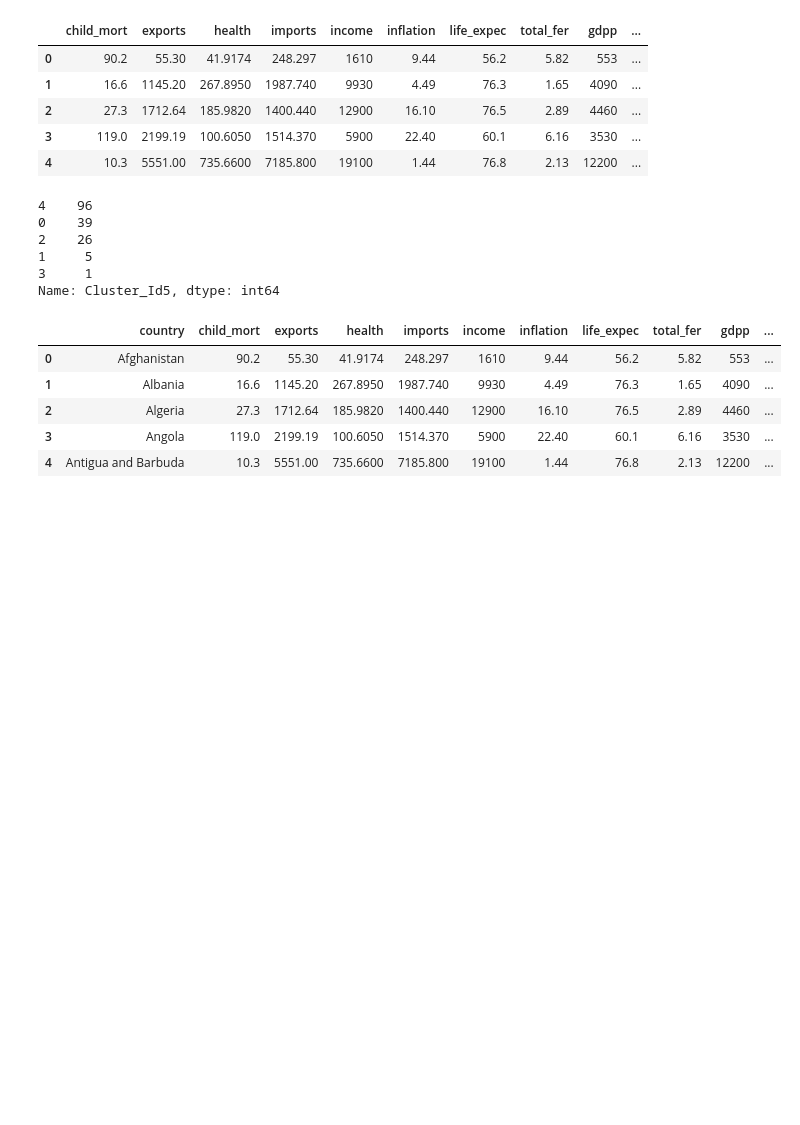
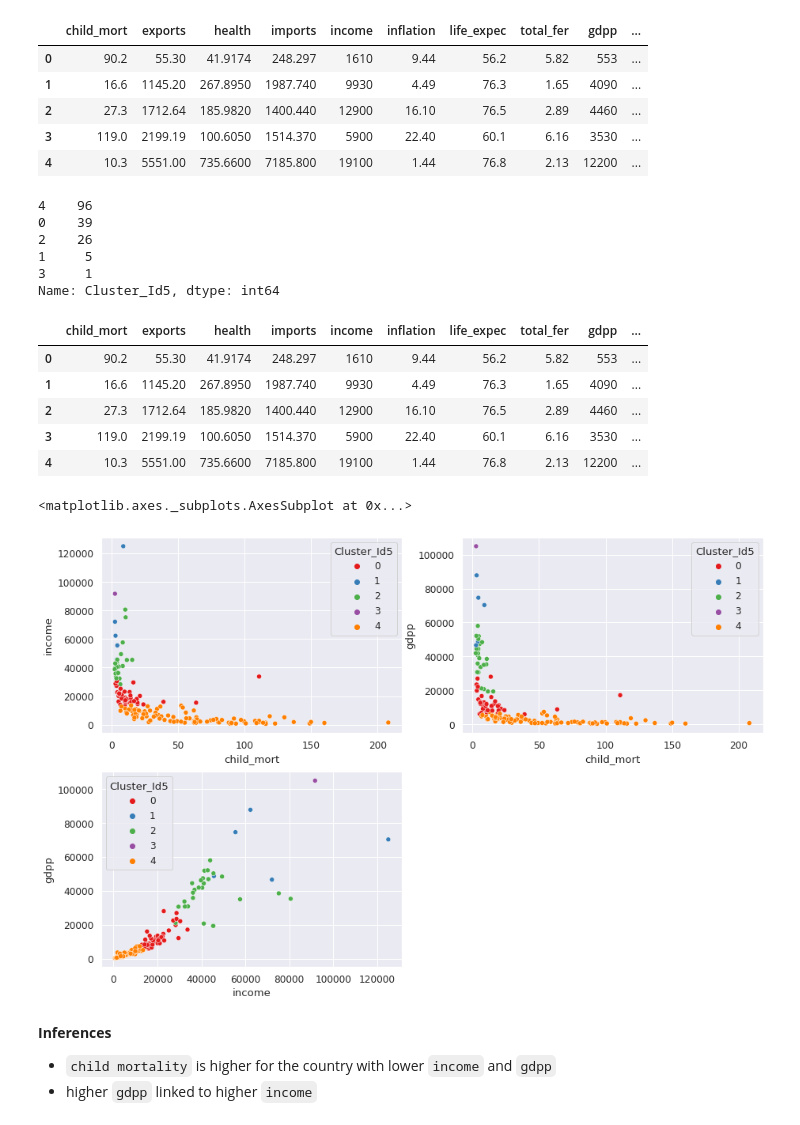
Before and after one commit to gyana-ranjan-dash/World_proverty_analysis, a Jupyter notebook: World_poverty_analysis.ipynb, the cells around one changed output. Saved outputs shown, nothing was run; the diff lists cells and outputs as text; code cells hidden in the pictures; blank space fills up the shorter version.

```diff
--- a/World_poverty_analysis.ipynb
+++ b/World_poverty_analysis.ipynb
@@ -403,12 +403,28 @@ df_country_drop['Cluster_Id5'].value_counts()
 3     1
 Name: Cluster_Id5, dtype: int64
 # %%
-country_df['k_means_cluster'] = kmean.labels_
-country_df.head()
+df_country_drop['k_means_cluster'] = kmean.labels_
+df_country_drop.head()
 # %% [output]
-|  | country | child_mort | exports | health | imports | income | inflation | life_expec | total_fer | gdpp | ... |
-| 0 | Afghanistan | 90.2 | 55.30 | 41.9174 | 248.297 | 1610 | 9.44 | 56.2 | 5.82 | 553 | ... |
-| 1 | Albania | 16.6 | 1145.20 | 267.8950 | 1987.740 | 9930 | 4.49 | 76.3 | 1.65 | 4090 | ... |
-| 2 | Algeria | 27.3 | 1712.64 | 185.9820 | 1400.440 | 12900 | 16.10 | 76.5 | 2.89 | 4460 | ... |
-| 3 | Angola | 119.0 | 2199.19 | 100.6050 | 1514.370 | 5900 | 22.40 | 60.1 | 6.16 | 3530 | ... |
-| 4 | Antigua and Barbuda | 10.3 | 5551.00 | 735.6600 | 7185.800 | 19100 | 1.44 | 76.8 | 2.13 | 12200 | ... |
+|  | child_mort | exports | health | imports | income | inflation | life_expec | total_fer | gdpp | ... |
+| 0 | 90.2 | 55.30 | 41.9174 | 248.297 | 1610 | 9.44 | 56.2 | 5.82 | 553 | ... |
+| 1 | 16.6 | 1145.20 | 267.8950 | 1987.740 | 9930 | 4.49 | 76.3 | 1.65 | 4090 | ... |
+| 2 | 27.3 | 1712.64 | 185.9820 | 1400.440 | 12900 | 16.10 | 76.5 | 2.89 | 4460 | ... |
+| 3 | 119.0 | 2199.19 | 100.6050 | 1514.370 | 5900 | 22.40 | 60.1 | 6.16 | 3530 | ... |
+| 4 | 10.3 | 5551.00 | 735.6600 | 7185.800 | 19100 | 1.44 | 76.8 | 2.13 | 12200 | ... |
+# %%
+plt.figure(figsize=(15,10))
+plt.subplot(2,2,1)
+sns.scatterplot(x = 'child_mort', y = 'income', hue = 'Cluster_Id5', data = df_country_drop, palette = 'Set1')
+plt.subplot(2,2,2)
+sns.scatterplot(x = 'child_mort', y = 'gdpp', hue = 'Cluster_Id5', data = df_country_drop, palette = 'Set1')
+plt.subplot(2,2,3)
+sns.scatterplot(x = 'income', y = 'gdpp', hue = 'Cluster_Id5', data = df_country_drop, palette = 'Set1')
+# %% [output]
+<matplotlib.axes._subplots.AxesSubplot at 0x...>
+[figure, added]
+# %% [markdown]
+**Inferences**
+
+*   ``child mortality`` is higher for the country with lower ``income`` and ``gdpp``
+*   higher ``gdpp`` linked to higher ``income``
```
